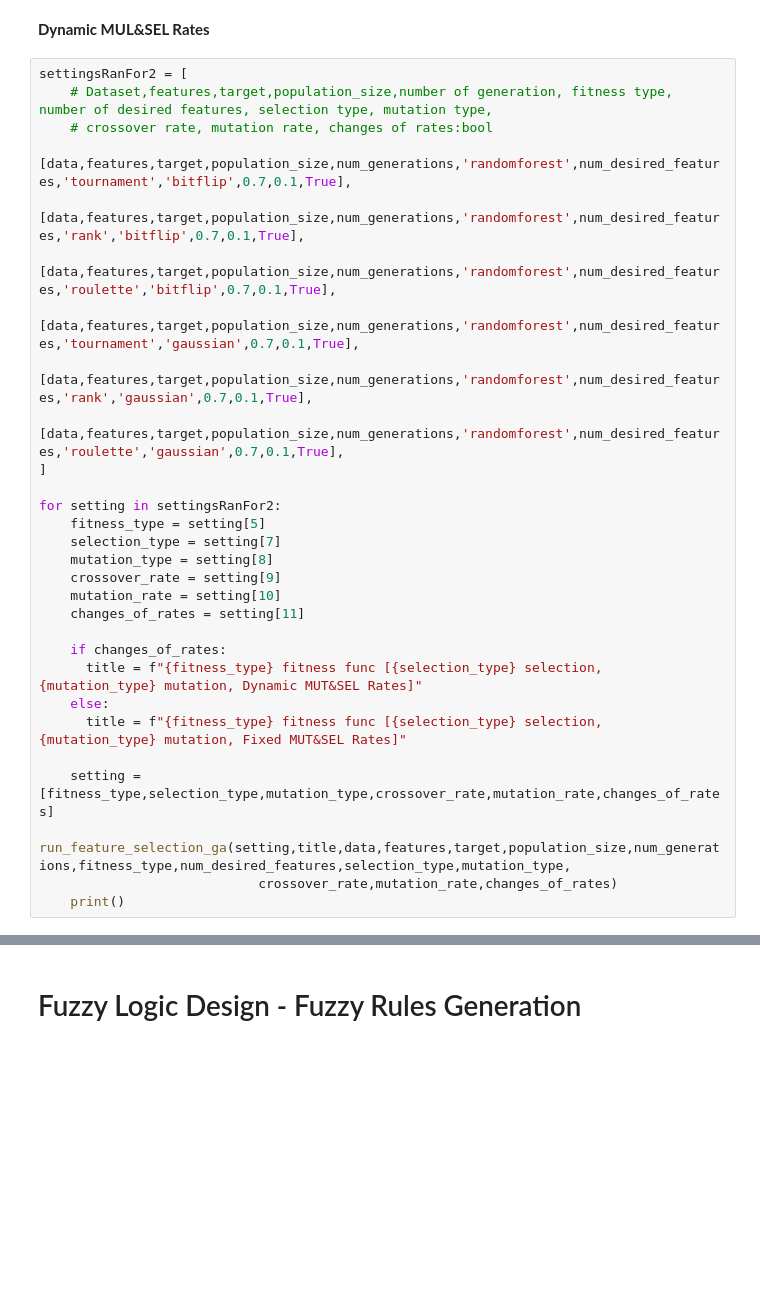
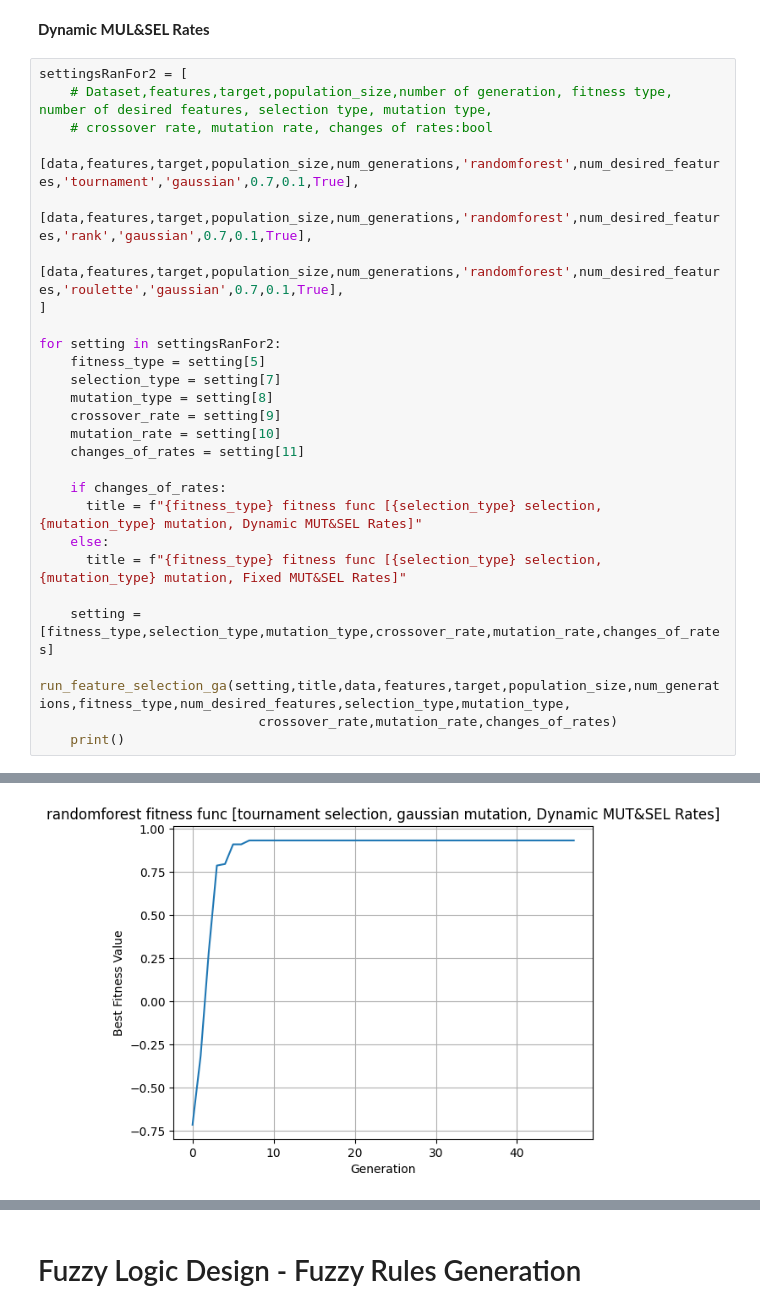
Before and after one commit to yeesem/Soft-Computing, a Jupyter notebook: Assignment_3_Evolutionary_Computing.ipynb, the cells around one changed output, grey strips where cells are left out. Drawn from its saved outputs; the diff is of its cells as text; blank space fills up the shorter version.

```diff
--- a/Assignment_3_Evolutionary_Computing.ipynb
+++ b/Assignment_3_Evolutionary_Computing.ipynb
@@ -653,9 +648,6 @@ Best Fitness   :  0.9090909090909091
 settingsRanFor2 = [
     # Dataset,features,target,population_size,number of generation, fitness type, number of desired features, selection type, mutation type,
     # crossover rate, mutation rate, changes of rates:bool
-    [data,features,target,population_size,num_generations,'randomforest',num_desired_features,'tournament','bitflip',0.7,0.1,True],
-    [data,features,target,population_size,num_generations,'randomforest',num_desired_features,'rank','bitflip',0.7,0.1,True],
-    [data,features,target,population_size,num_generations,'randomforest',num_desired_features,'roulette','bitflip',0.7,0.1,True],
     [data,features,target,population_size,num_generations,'randomforest',num_desired_features,'tournament','gaussian',0.7,0.1,True],
     [data,features,target,population_size,num_generations,'randomforest',num_desired_features,'rank','gaussian',0.7,0.1,True],
     [data,features,target,population_size,num_generations,'randomforest',num_desired_features,'roulette','gaussian',0.7,0.1,True],
@@ -678,3 +670,4 @@ for setting in settingsRanFor2:
     run_feature_selection_ga(setting,title,data,features,target,population_size,num_generations,fitness_type,num_desired_features,selection_type,mutation_type,
                             crossover_rate,mutation_rate,changes_of_rates)
     print()
+# %% [output]
@@ -680,0 +679 @@ for setting in settingsRanFor2:
+[figure, added]
```
Also changed, not shown: parts of 36 cells of this notebook.
